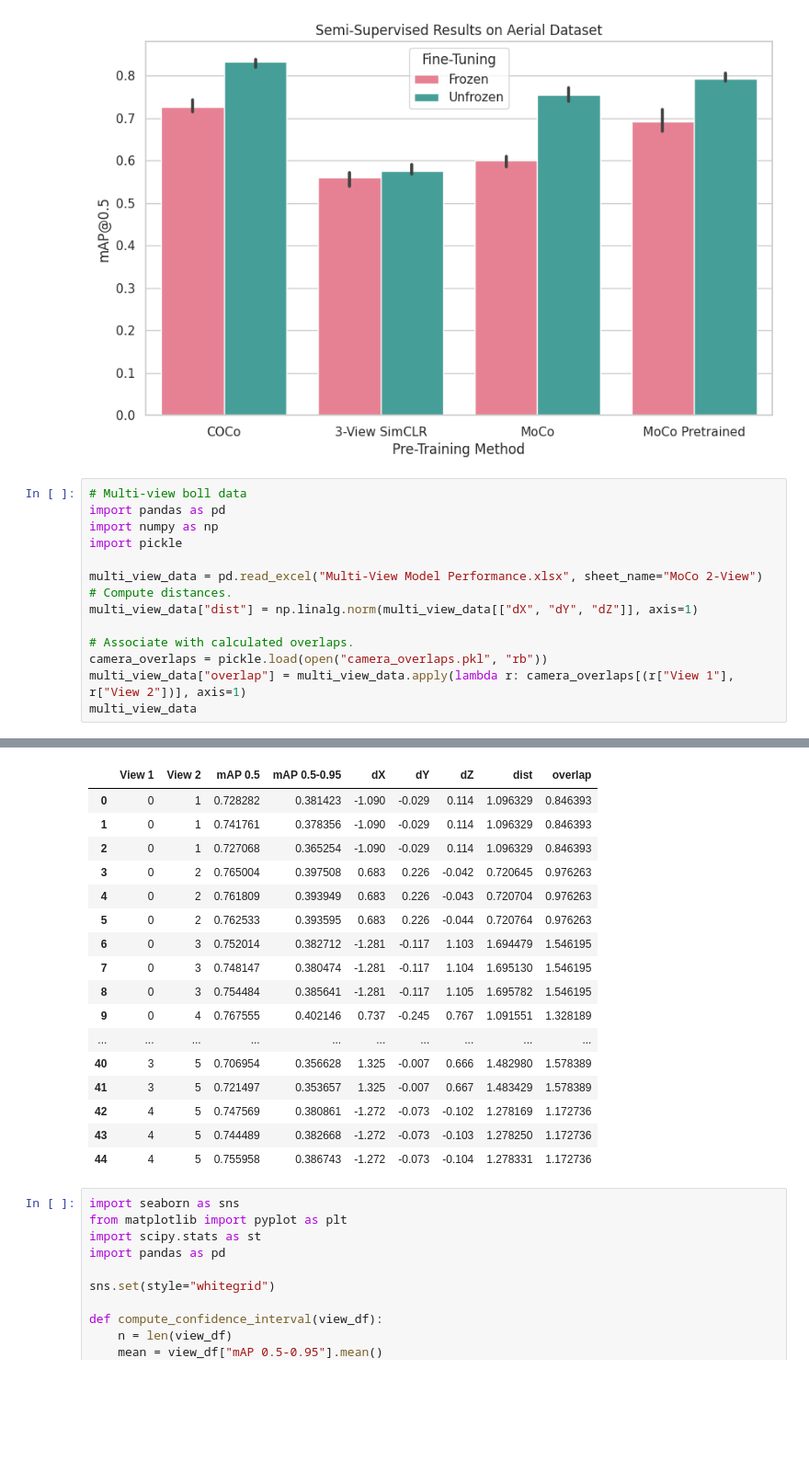
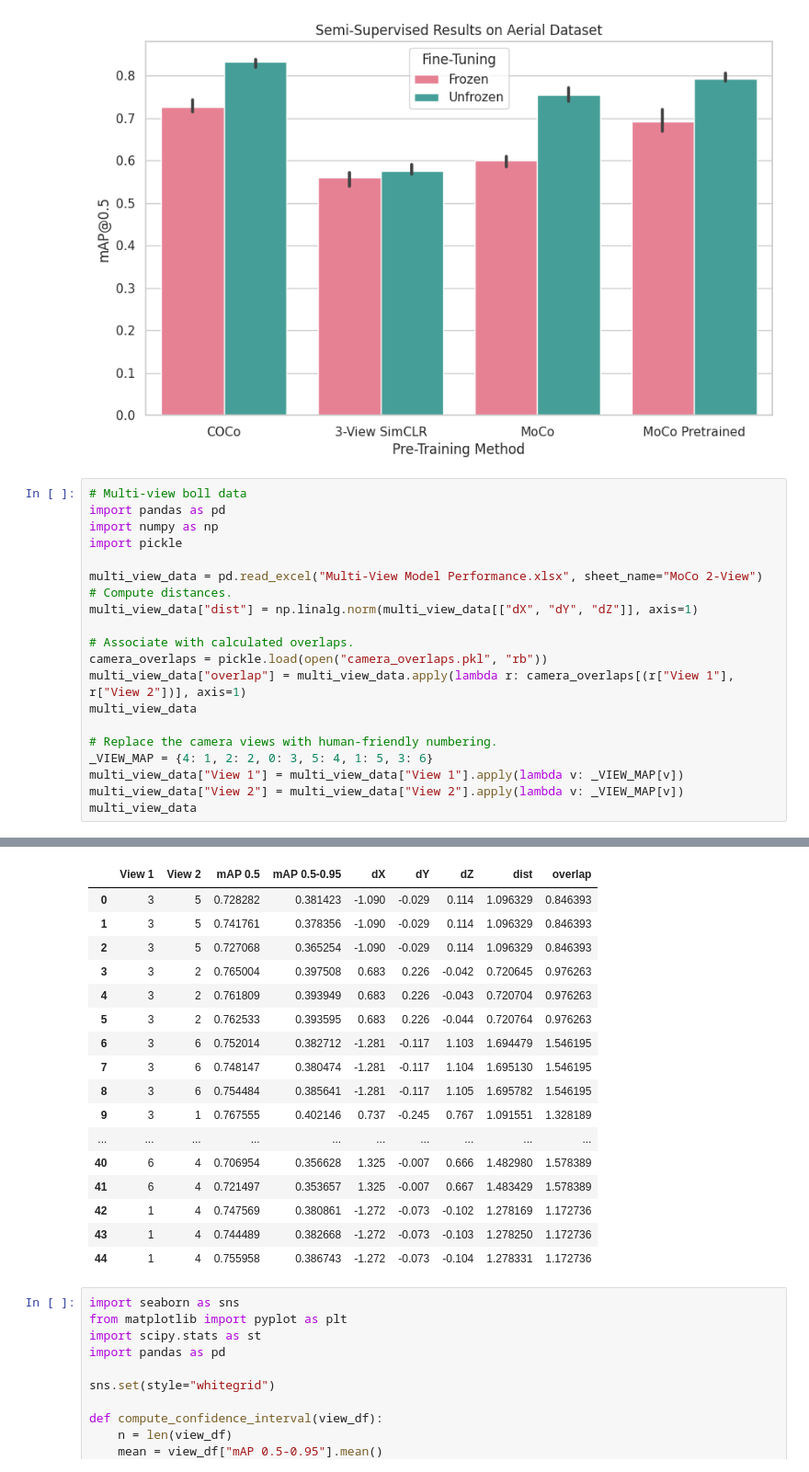
Before and after one commit to UGA-BSAIL/self-supervised-learning, a Jupyter notebook: notebooks/generate_figures.ipynb, the cells around one changed output, grey strips where cells are left out. Shown at 92% size. Drawn from its saved outputs; the diff is of its cells as text; blank space fills up the shorter version.

```diff
--- a/notebooks/generate_figures.ipynb
+++ b/notebooks/generate_figures.ipynb
@@ -763,36 +765,42 @@ plt.show()
 # %%
 # Multi-view boll data
 import pandas as pd
 import numpy as np
 import pickle
 
 multi_view_data = pd.read_excel("Multi-View Model Performance.xlsx", sheet_name="MoCo 2-View")
 # Compute distances.
 multi_view_data["dist"] = np.linalg.norm(multi_view_data[["dX", "dY", "dZ"]], axis=1)
 
 # Associate with calculated overlaps.
 camera_overlaps = pickle.load(open("camera_overlaps.pkl", "rb"))
 multi_view_data["overlap"] = multi_view_data.apply(lambda r: camera_overlaps[(r["View 1"], r["View 2"])], axis=1)
 multi_view_data
+
+# Replace the camera views with human-friendly numbering.
+_VIEW_MAP = {4: 1, 2: 2, 0: 3, 5: 4, 1: 5, 3: 6}
+multi_view_data["View 1"] = multi_view_data["View 1"].apply(lambda v: _VIEW_MAP[v])
+multi_view_data["View 2"] = multi_view_data["View 2"].apply(lambda v: _VIEW_MAP[v])
+multi_view_data
 # %% [output]
 [interactive output not drawn]
 |  | View 1 | View 2 | mAP 0.5 | mAP 0.5-0.95 | dX | dY | dZ | dist | overlap |
-| 0 | 0 | 1 | 0.728282 | 0.381423 | -1.090 | -0.029 | 0.114 | 1.096329 | 0.846393 |
-| 1 | 0 | 1 | 0.741761 | 0.378356 | -1.090 | -0.029 | 0.114 | 1.096329 | 0.846393 |
-| 2 | 0 | 1 | 0.727068 | 0.365254 | -1.090 | -0.029 | 0.114 | 1.096329 | 0.846393 |
-| 3 | 0 | 2 | 0.765004 | 0.397508 | 0.683 | 0.226 | -0.042 | 0.720645 | 0.976263 |
-| 4 | 0 | 2 | 0.761809 | 0.393949 | 0.683 | 0.226 | -0.043 | 0.720704 | 0.976263 |
-| 5 | 0 | 2 | 0.762533 | 0.393595 | 0.683 | 0.226 | -0.044 | 0.720764 | 0.976263 |
-| 6 | 0 | 3 | 0.752014 | 0.382712 | -1.281 | -0.117 | 1.103 | 1.694479 | 1.546195 |
-| 7 | 0 | 3 | 0.748147 | 0.380474 | -1.281 | -0.117 | 1.104 | 1.695130 | 1.546195 |
-| 8 | 0 | 3 | 0.754484 | 0.385641 | -1.281 | -0.117 | 1.105 | 1.695782 | 1.546195 |
-| 9 | 0 | 4 | 0.767555 | 0.402146 | 0.737 | -0.245 | 0.767 | 1.091551 | 1.328189 |
+| 0 | 3 | 5 | 0.728282 | 0.381423 | -1.090 | -0.029 | 0.114 | 1.096329 | 0.846393 |
+| 1 | 3 | 5 | 0.741761 | 0.378356 | -1.090 | -0.029 | 0.114 | 1.096329 | 0.846393 |
+| 2 | 3 | 5 | 0.727068 | 0.365254 | -1.090 | -0.029 | 0.114 | 1.096329 | 0.846393 |
+| 3 | 3 | 2 | 0.765004 | 0.397508 | 0.683 | 0.226 | -0.042 | 0.720645 | 0.976263 |
+| 4 | 3 | 2 | 0.761809 | 0.393949 | 0.683 | 0.226 | -0.043 | 0.720704 | 0.976263 |
+| 5 | 3 | 2 | 0.762533 | 0.393595 | 0.683 | 0.226 | -0.044 | 0.720764 | 0.976263 |
+| 6 | 3 | 6 | 0.752014 | 0.382712 | -1.281 | -0.117 | 1.103 | 1.694479 | 1.546195 |
+| 7 | 3 | 6 | 0.748147 | 0.380474 | -1.281 | -0.117 | 1.104 | 1.695130 | 1.546195 |
+| 8 | 3 | 6 | 0.754484 | 0.385641 | -1.281 | -0.117 | 1.105 | 1.695782 | 1.546195 |
+| 9 | 3 | 1 | 0.767555 | 0.402146 | 0.737 | -0.245 | 0.767 | 1.091551 | 1.328189 |
 | ... | ... | ... | ... | ... | ... | ... | ... | ... | ... |
-| 40 | 3 | 5 | 0.706954 | 0.356628 | 1.325 | -0.007 | 0.666 | 1.482980 | 1.578389 |
-| 41 | 3 | 5 | 0.721497 | 0.353657 | 1.325 | -0.007 | 0.667 | 1.483429 | 1.578389 |
-| 42 | 4 | 5 | 0.747569 | 0.380861 | -1.272 | -0.073 | -0.102 | 1.278169 | 1.172736 |
-| 43 | 4 | 5 | 0.744489 | 0.382668 | -1.272 | -0.073 | -0.103 | 1.278250 | 1.172736 |
-| 44 | 4 | 5 | 0.755958 | 0.386743 | -1.272 | -0.073 | -0.104 | 1.278331 | 1.172736 |
+| 40 | 6 | 4 | 0.706954 | 0.356628 | 1.325 | -0.007 | 0.666 | 1.482980 | 1.578389 |
+| 41 | 6 | 4 | 0.721497 | 0.353657 | 1.325 | -0.007 | 0.667 | 1.483429 | 1.578389 |
+| 42 | 1 | 4 | 0.747569 | 0.380861 | -1.272 | -0.073 | -0.102 | 1.278169 | 1.172736 |
+| 43 | 1 | 4 | 0.744489 | 0.382668 | -1.272 | -0.073 | -0.103 | 1.278250 | 1.172736 |
+| 44 | 1 | 4 | 0.755958 | 0.386743 | -1.272 | -0.073 | -0.104 | 1.278331 | 1.172736 |
 # %%
 import seaborn as sns
 from matplotlib import pyplot as plt
```
Also changed, not shown: parts of 13 cells of this notebook, 4 other files.
